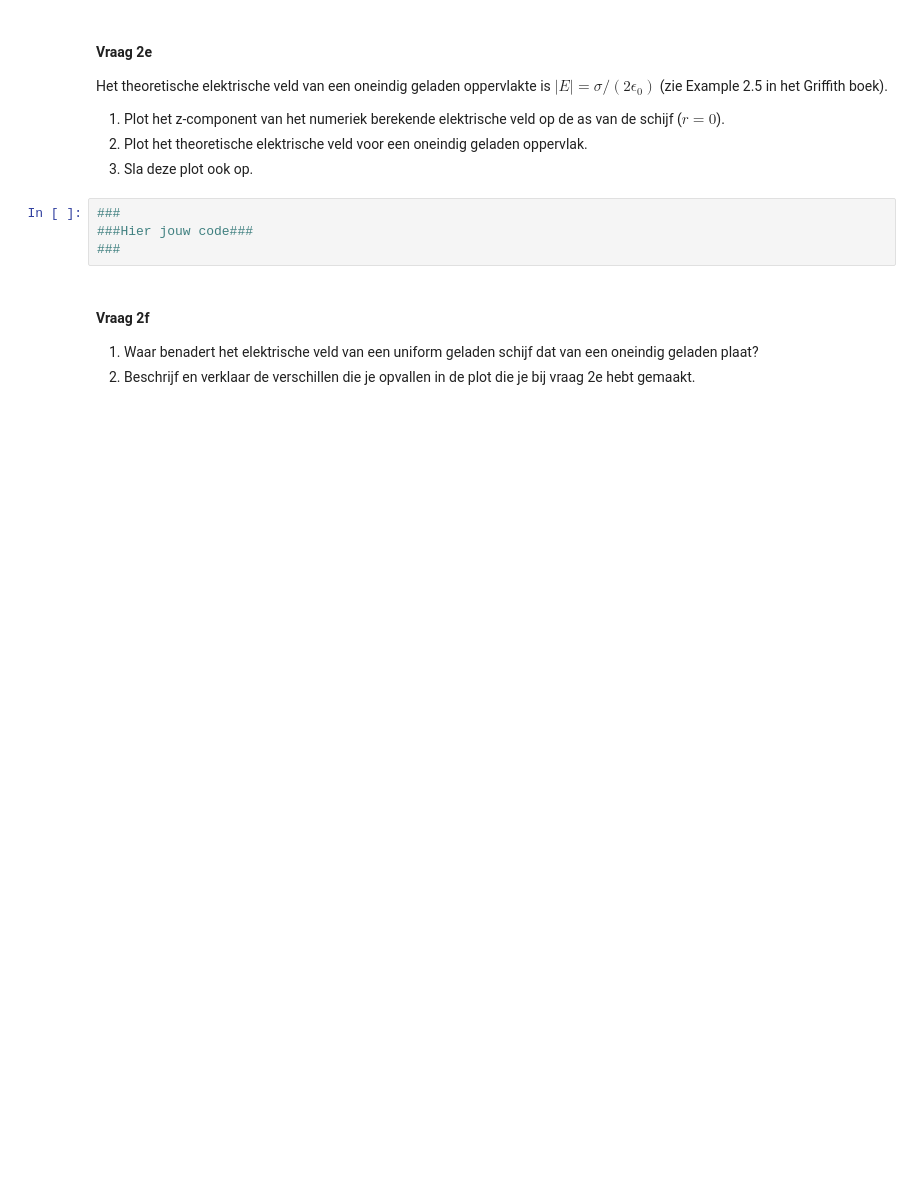
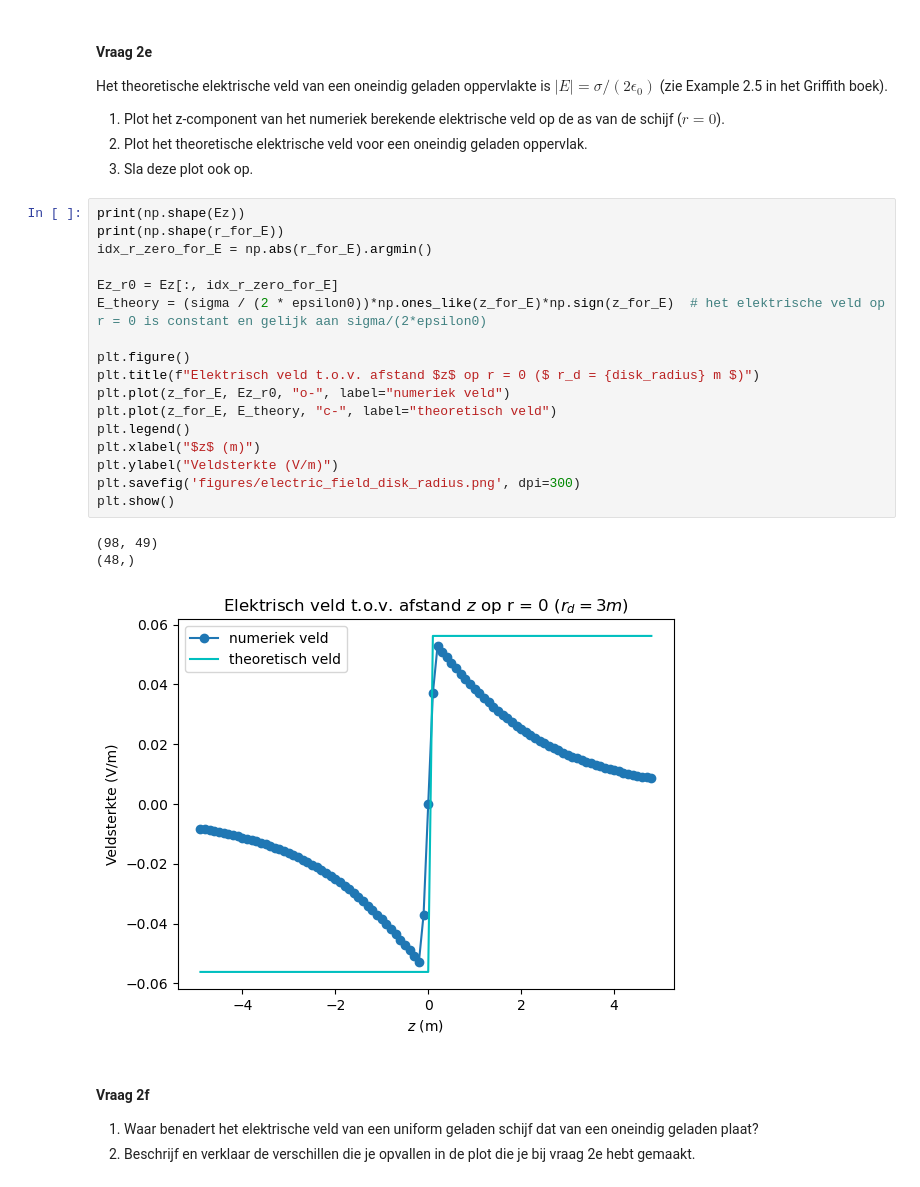
Before and after one commit to hldemulder/DEF-D-OPDRACHTEN, a Jupyter notebook: DigitaleOntwerpopdrachten/1CondensatorOpdracht/CondensatorOntwerpopdracht.ipynb, the cells around one changed output. Cells and saved outputs as stored; diff of their text form; blank space fills up the shorter version.

```diff
--- a/DigitaleOntwerpopdrachten/1CondensatorOpdracht/CondensatorOntwerpopdracht.ipynb
+++ b/DigitaleOntwerpopdrachten/1CondensatorOpdracht/CondensatorOntwerpopdracht.ipynb
@@ -279,9 +279,26 @@ Het theoretische elektrische veld van een oneindig geladen oppervlakte is $|E| =
 2. Plot het theoretische elektrische veld voor een oneindig geladen oppervlak.
 3. Sla deze plot ook op.
 # %%
-###
-###Hier jouw code###
-###
+print(np.shape(Ez))
+print(np.shape(r_for_E))
+idx_r_zero_for_E = np.abs(r_for_E).argmin()
+
+Ez_r0 = Ez[:, idx_r_zero_for_E]
+E_theory = (sigma / (2 * epsilon0))*np.ones_like(z_for_E)*np.sign(z_for_E)  # het elektrische veld op r = 0 is constant en gelijk aan sigma/(2*epsilon0)
+
+plt.figure()
+plt.title(f"Elektrisch veld t.o.v. afstand $z$ op r = 0 ($ r_d = {disk_radius} m $)")
+plt.plot(z_for_E, Ez_r0, "o-", label="numeriek veld")
+plt.plot(z_for_E, E_theory, "c-", label="theoretisch veld")
+plt.legend()
+plt.xlabel("$z$ (m)")
+plt.ylabel("Veldsterkte (V/m)")
+plt.savefig('figures/electric_field_disk_radius.png', dpi=300)
+plt.show()
+# %% [output]
+(98, 49)
+(48,)
+[figure, added]
 # %% [markdown]
 #### Vraag 2f
 1. Waar benadert het elektrische veld van een uniform geladen schijf dat van een oneindig geladen plaat?
```
Also changed, not shown: parts of 9 cells of this notebook, 5 other files.
